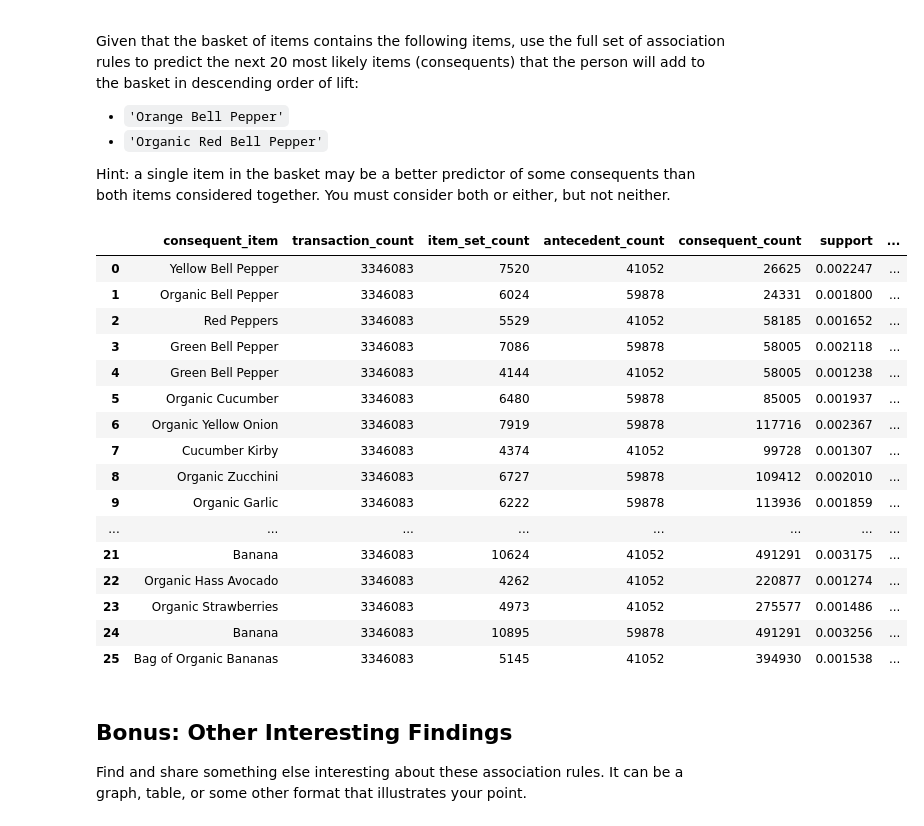
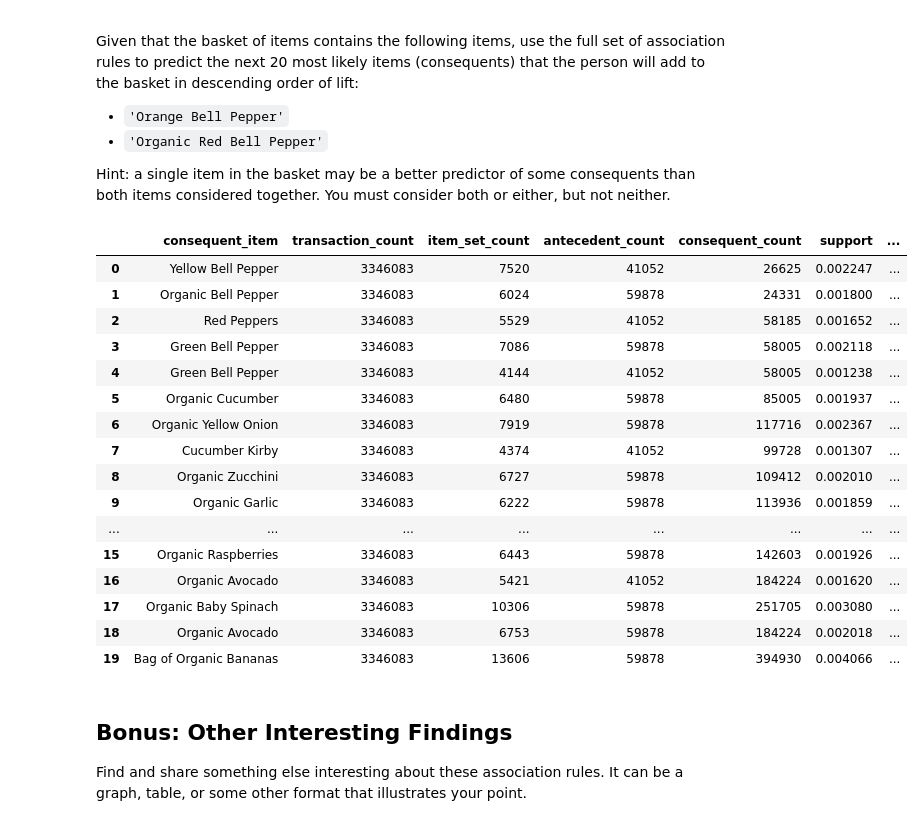
Before and after one commit to Codingologist/Olufemi_Adeonigbagbe_2024-DS-Wed, a Jupyter notebook: Homework_5/Olufemi_Adeonigbagbe_CTP_MW_DS_HW_5.ipynb, the cells around one changed output. Saved outputs shown, nothing was run; the diff lists cells and outputs as text; code cells hidden in the pictures.

```diff
--- a/Homework_5/Olufemi_Adeonigbagbe_CTP_MW_DS_HW_5.ipynb
+++ b/Homework_5/Olufemi_Adeonigbagbe_CTP_MW_DS_HW_5.ipynb
@@ -287,39 +287,39 @@ Hint: a single item in the basket may be a better predictor of some consequents
 basket = {'Orange Bell Pepper', 'Organic Red Bell Pepper'}
 
 df_rules_new = df_rules
 
 
 
 df_count = 0
 df_rules_new = df_rules_new.reset_index(drop=True)
 df_rules_new['antecedent_items_new'] = [','.join(map(str, l)) for l in df_rules_new['antecedent_items']]
 df_rules_new = df_rules_new[df_rules_new['antecedent_items_new'].isin(basket)]
 
 
 df_rules_new =df_rules_new.drop(axis='column', columns = 'antecedent_items')
 df_rules_new = df_rules_new.rename(columns={'antecedent_items_new': 'antecedent_items'})
 df_rules_new = df_rules_new.reset_index(drop=True)
 df_rules_new = df_rules_new.sort_values(by=['lift'], ascending=False)
 
-df_rules_new['consequent_item'].head(20)
+df_rules_new.head(20)
 # %% [output]
 |  | consequent_item | transaction_count | item_set_count | antecedent_count | consequent_count | support | ... |
 | 0 | Yellow Bell Pepper | 3346083 | 7520 | 41052 | 26625 | 0.002247 | ... |
 | 1 | Organic Bell Pepper | 3346083 | 6024 | 59878 | 24331 | 0.001800 | ... |
 | 2 | Red Peppers | 3346083 | 5529 | 41052 | 58185 | 0.001652 | ... |
 | 3 | Green Bell Pepper | 3346083 | 7086 | 59878 | 58005 | 0.002118 | ... |
 | 4 | Green Bell Pepper | 3346083 | 4144 | 41052 | 58005 | 0.001238 | ... |
 | 5 | Organic Cucumber | 3346083 | 6480 | 59878 | 85005 | 0.001937 | ... |
 | 6 | Organic Yellow Onion | 3346083 | 7919 | 59878 | 117716 | 0.002367 | ... |
 | 7 | Cucumber Kirby | 3346083 | 4374 | 41052 | 99728 | 0.001307 | ... |
 | 8 | Organic Zucchini | 3346083 | 6727 | 59878 | 109412 | 0.002010 | ... |
 | 9 | Organic Garlic | 3346083 | 6222 | 59878 | 113936 | 0.001859 | ... |
 | ... | ... | ... | ... | ... | ... | ... | ... |
-| 21 | Banana | 3346083 | 10624 | 41052 | 491291 | 0.003175 | ... |
-| 22 | Organic Hass Avocado | 3346083 | 4262 | 41052 | 220877 | 0.001274 | ... |
-| 23 | Organic Strawberries | 3346083 | 4973 | 41052 | 275577 | 0.001486 | ... |
-| 24 | Banana | 3346083 | 10895 | 59878 | 491291 | 0.003256 | ... |
-| 25 | Bag of Organic Bananas | 3346083 | 5145 | 41052 | 394930 | 0.001538 | ... |
+| 15 | Organic Raspberries | 3346083 | 6443 | 59878 | 142603 | 0.001926 | ... |
+| 16 | Organic Avocado | 3346083 | 5421 | 41052 | 184224 | 0.001620 | ... |
+| 17 | Organic Baby Spinach | 3346083 | 10306 | 59878 | 251705 | 0.003080 | ... |
+| 18 | Organic Avocado | 3346083 | 6753 | 59878 | 184224 | 0.002018 | ... |
+| 19 | Bag of Organic Bananas | 3346083 | 13606 | 59878 | 394930 | 0.004066 | ... |
 # %% [markdown]
 ## Bonus: Other Interesting Findings
 
```
